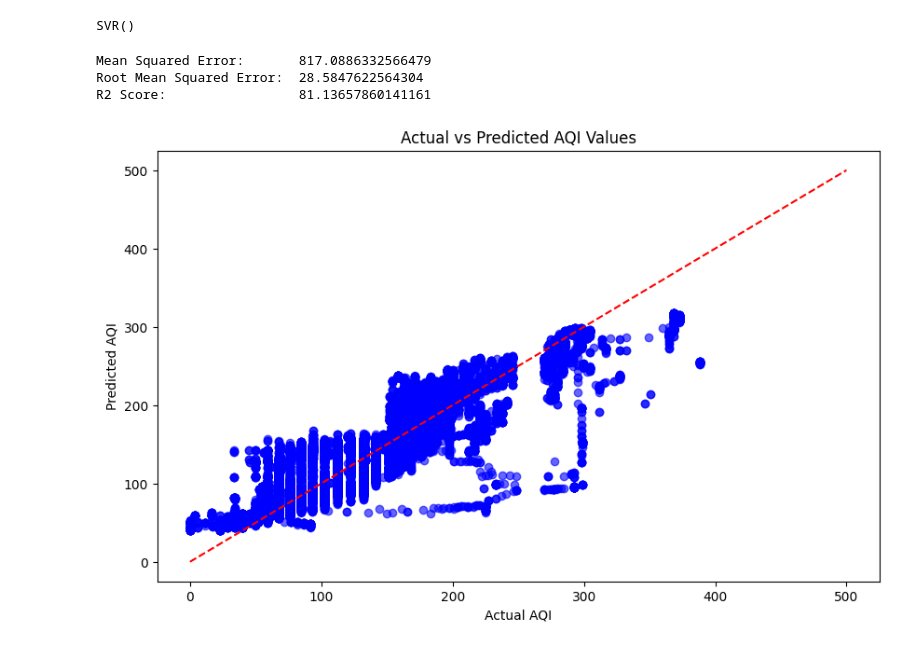
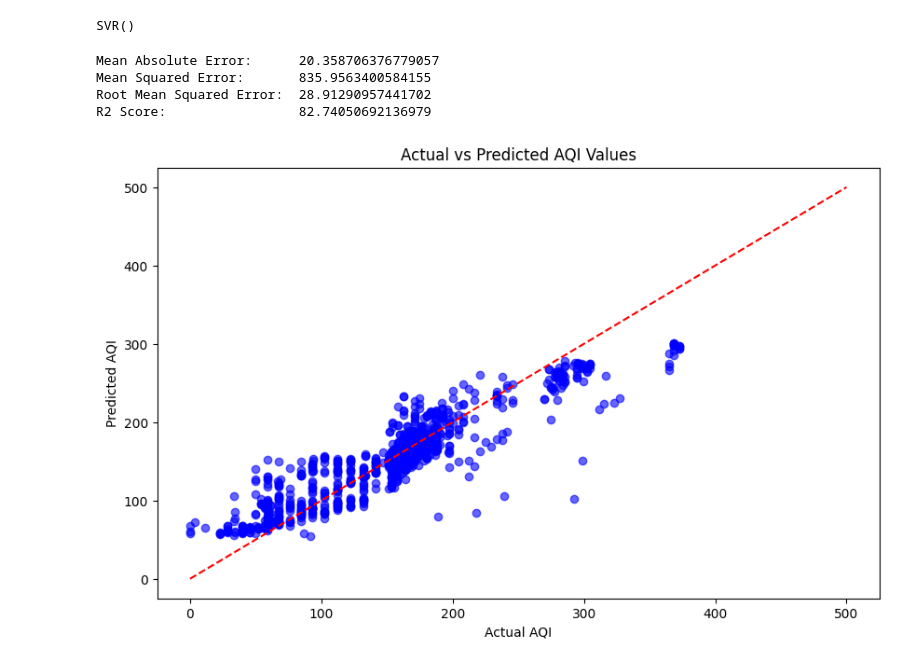
Before and after one commit to AkhilVaidya91/AQI-Pred, a Jupyter notebook: notebooks/Model_Training.ipynb, the cells around one changed output. Drawn from its saved outputs; the diff is of its cells as text; code cells hidden in the pictures.

```diff
--- a/notebooks/Model_Training.ipynb
+++ b/notebooks/Model_Training.ipynb
@@ -139,12 +160,6 @@ plt.show()
 ## training Decision Tree Regressor
 
 dt_regressor = DecisionTreeRegressor(random_state=42)
-dt_regressor.fit(X_train, y_train)
+dt_regressor.fit(X_train[0:3500], y_train[0:3500])
 # %% [output]
 DecisionTreeRegressor(random_state=42)
-# %%
-## training Gradient Boosting Regressor
-
-gb_regressor = GradientBoostingRegressor(n_estimators=100, random_state=42)
-gb_regressor.fit(X_train, y_train)
-y_pred = gb_regressor.predict(X_test)
@@ -180,36 +205,39 @@ plt.show()
 ## training Support Vector Regressor
 
 svr_regressor = SVR(kernel='rbf')
-svr_regressor.fit(X_train, y_train)
+svr_regressor.fit(X_train[0:70000], y_train[0:70000])
 # %% [output]
 SVR()
 # %%
 ## predicting on the test set
 
-y_pred = svr_regressor.predict(X_test)
+y_pred = svr_regressor.predict(X_test[0:1000])
 # %%
 ## calculating the metrics
 
-mse = mean_squared_error(y_test, y_pred)
+mse = mean_squared_error(y_test[0:1000], y_pred)
 rmse = np.sqrt(mse)
-r2 = r2_score(y_test, y_pred)
+r2 = r2_score(y_test[0:1000], y_pred)
+mae = mean_absolute_error(y_test[0:1000], y_pred)
 
+print('Mean Absolute Error:     ', mae)
 print('Mean Squared Error:      ', mse)
 print('Root Mean Squared Error: ', rmse)
 print('R2 Score:                ', r2 * 100)
 # %% [output]
-Mean Squared Error:       817.0886332566479
-Root Mean Squared Error:  28.5847622564304
-R2 Score:                 81.13657860141161
+Mean Absolute Error:      20.358706376779057
+Mean Squared Error:       835.9563400584155
+Root Mean Squared Error:  28.91290957441702
+R2 Score:                 82.74050692136979
 # %%
 ## plotting a scatter plot of predicted vs actual values
 
 plt.figure(figsize=(10, 6))
-plt.scatter(y_test, y_pred, alpha=0.6, color='blue')
+plt.scatter(y_test[0:1000], y_pred, alpha=0.6, color='blue')
 plt.plot([0, 500], [0, 500], color='red', linestyle='--')
 plt.xlabel("Actual AQI")
 plt.ylabel("Predicted AQI")
 plt.title("Actual vs Predicted AQI Values")
 plt.show()
 # %% [output]
-[figure, old version]
+[figure, new version]
```
Also changed, not shown: parts of 12 cells of this notebook, 3 other files.
